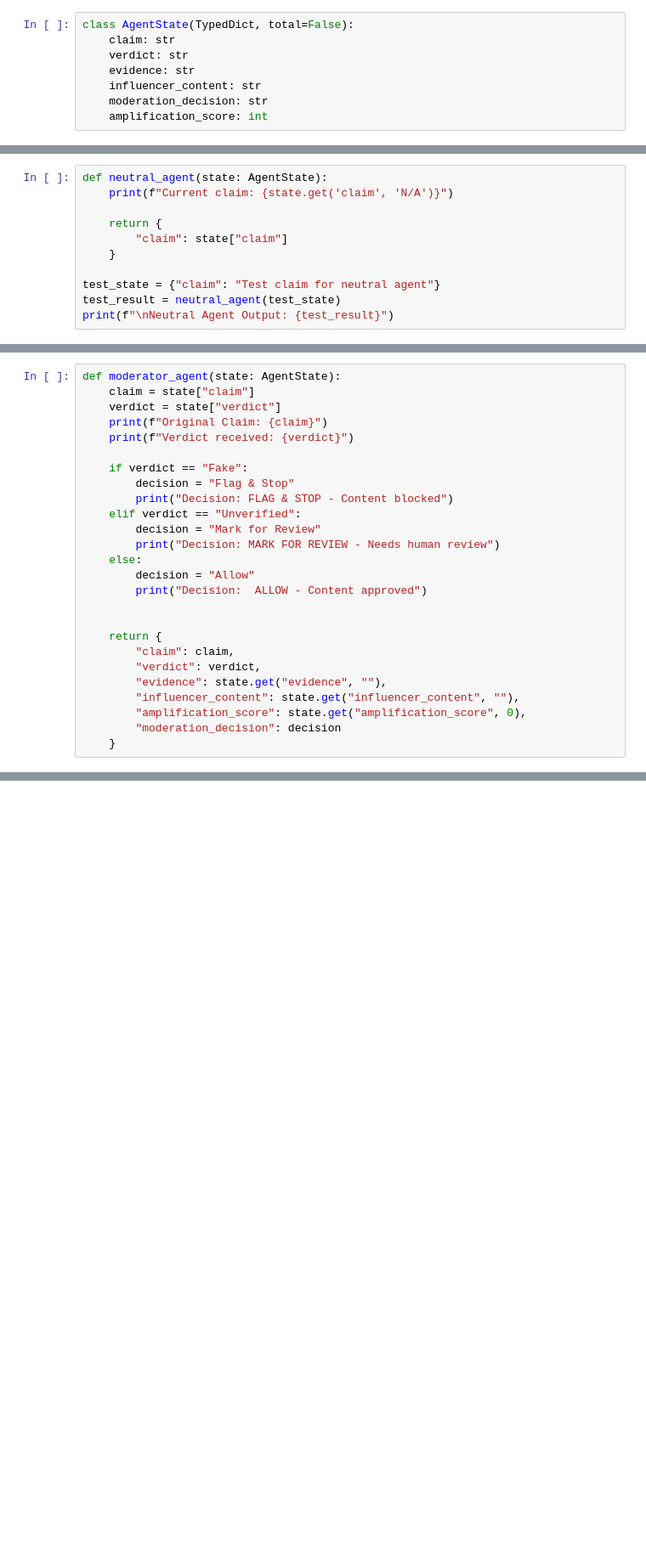
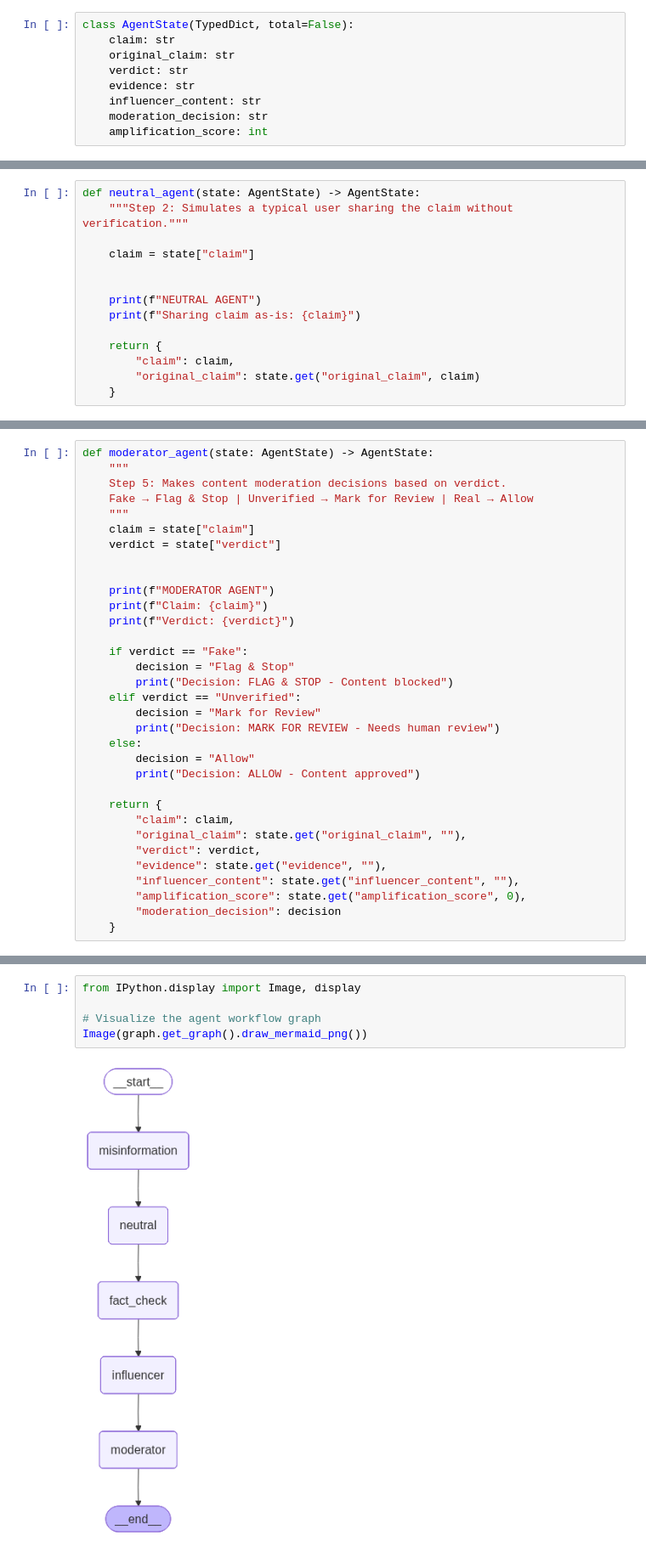
Before and after one commit to 24mca00py0033-gif/langgraph-, a Jupyter notebook: agents_formation.ipynb, the cells around one changed output, grey strips where cells are left out. Shown at 85% size. Saved outputs shown, nothing was run; the diff lists cells and outputs as text; blank space fills up the shorter version.

```diff
--- a/agents_formation.ipynb
+++ b/agents_formation.ipynb
@@ -33,6 +27,7 @@ print(f"Generated Content: {test_response}")
 # %%
 class AgentState(TypedDict, total=False):
     claim: str
+    original_claim: str
     verdict: str
     evidence: str
     influencer_content: str
@@ -63,12 +54,15 @@ print(f"\nMisinformation Agent Output: {test_result}")
 # %%
-def neutral_agent(state: AgentState):
-    print(f"Current claim: {state.get('claim', 'N/A')}")
+def neutral_agent(state: AgentState) -> AgentState:
+    """Step 2: Simulates a typical user sharing the claim without verification."""
+
+    claim = state["claim"]
+
+
+    print(f"NEUTRAL AGENT")
+    print(f"Sharing claim as-is: {claim}")
 
     return {
-        "claim": state["claim"]
+        "claim": claim,
+        "original_claim": state.get("original_claim", claim)
     }
-
-test_state = {"claim": "Test claim for neutral agent"}
-test_result = neutral_agent(test_state)
-print(f"\nNeutral Agent Output: {test_result}")
 # %%
@@ -143,11 +150,18 @@ def influencer_agent(state: AgentState):
         "amplification_score": action_score
     }
 # %%
-def moderator_agent(state: AgentState):
+def moderator_agent(state: AgentState) -> AgentState:
+    """
+    Step 5: Makes content moderation decisions based on verdict.
+    Fake → Flag & Stop | Unverified → Mark for Review | Real → Allow
+    """
     claim = state["claim"]
     verdict = state["verdict"]
-    print(f"Original Claim: {claim}")
-    print(f"Verdict received: {verdict}")
+
+
+    print(f"MODERATOR AGENT")
+    print(f"Claim: {claim}")
+    print(f"Verdict: {verdict}")
 
     if verdict == "Fake":
         decision = "Flag & Stop"
@@ -157,11 +171,11 @@ def moderator_agent(state: AgentState):
         print("Decision: MARK FOR REVIEW - Needs human review")
     else:
         decision = "Allow"
-        print("Decision:  ALLOW - Content approved")
-
+        print("Decision: ALLOW - Content approved")
 
     return {
         "claim": claim,
+        "original_claim": state.get("original_claim", ""),
         "verdict": verdict,
         "evidence": state.get("evidence", ""),
         "influencer_content": state.get("influencer_content", ""),
@@ -189,3 +205,10 @@ graph = builder.compile()
+# %%
+from IPython.display import Image, display
+
+# Visualize the agent workflow graph
+Image(graph.get_graph().draw_mermaid_png())
+# %% [output]
+[figure, added]
 # %%
 
 result = graph.invoke({})
```
Also changed, not shown: parts of 8 cells of this notebook, 3 other files.
